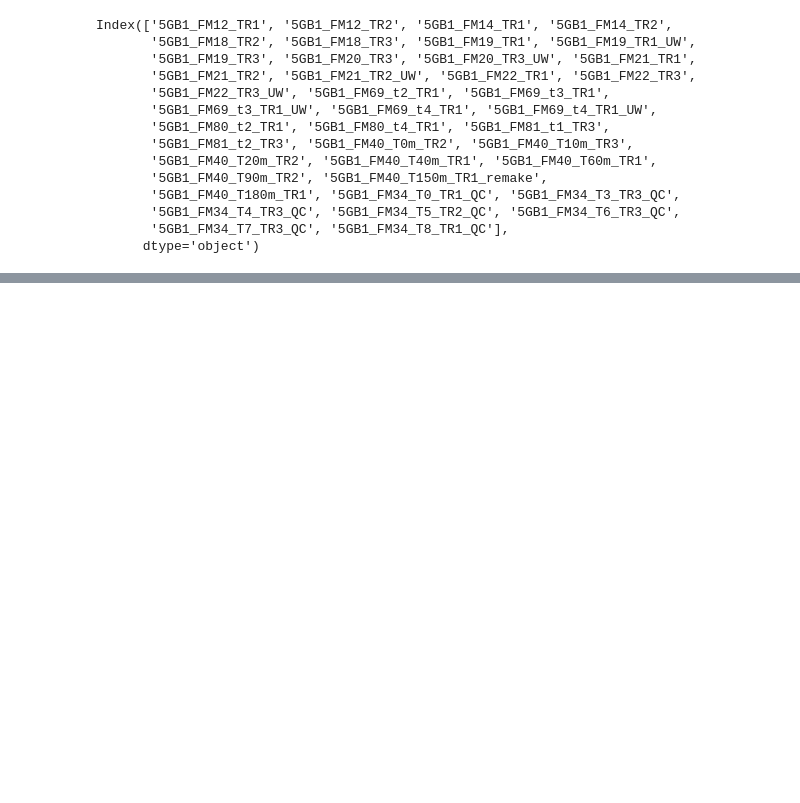
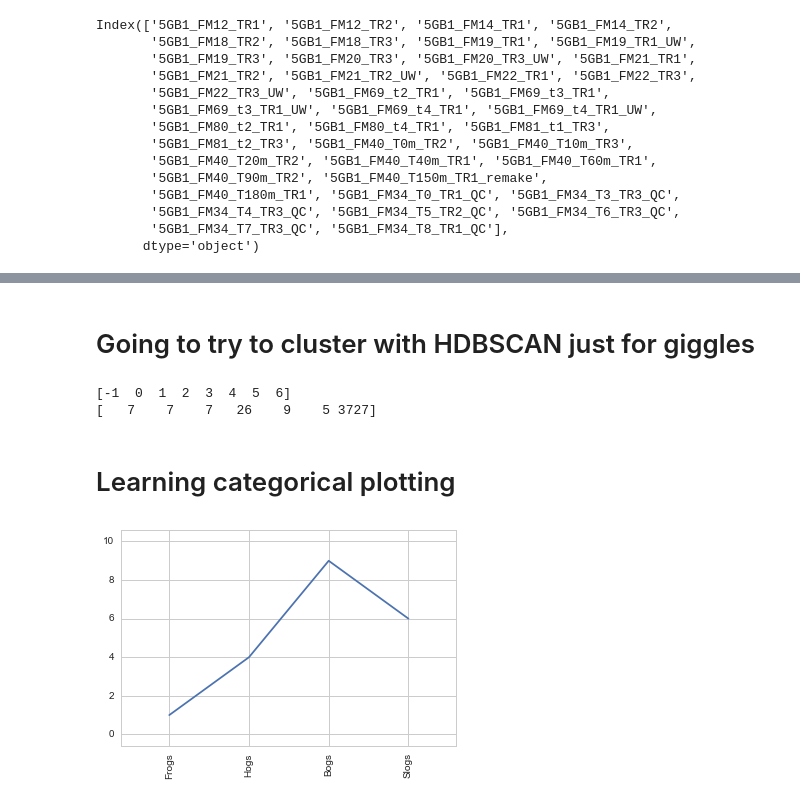
Before and after one commit to JiayuanGuo/Cu_transition_time_course-, a Jupyter notebook: Clustering_all_transcripts_via_K_means.ipynb, the cells around one changed output, grey strips where cells are left out. Drawn from its saved outputs; the diff is of its cells as text; code cells hidden in the pictures; blank space fills up the shorter version.

Commit message:
added plotting function

```diff
--- a/Clustering_all_transcripts_via_K_means.ipynb
+++ b/Clustering_all_transcripts_via_K_means.ipynb
@@ -207,0 +241,36 @@ Index(['5GB1_FM12_TR1', '5GB1_FM12_TR2', '5GB1_FM14_TR1', '5GB1_FM14_TR2',
+# %% [markdown]
+# Going to try to cluster with HDBSCAN just for giggles
+# %%
+import hdbscan
+X = df5_log2_ratio
+HDBSCAN = hdbscan.HDBSCAN(metric = "euclidean", min_cluster_size=5)
+HDBSCAN.fit(X)
+labels = HDBSCAN.labels_
+
+
+
+print(np.unique(labels)) # unique bins, zero is noise
+print(np.bincount(labels[labels!=-1]))
+# %% [output]
+[-1  0  1  2  3  4  5  6]
+[   7    7    7   26    9    5 3727]
+# %% [markdown]
+# Learning categorical plotting
+# %%
+import matplotlib.pyplot as plt
+
+x = [1, 2, 3, 4]
+y = [1, 4, 9, 6]
+
+x_ticks = ['Frogs', 'Hogs', 'Bogs', 'Slogs']
+
+plt.plot(x, y,)
+# You can specify a rotation for the tick labels in degrees or with keywords.
+plt.xticks(x, x_ticks, rotation='vertical')
+# Pad margins so that markers don't get clipped by the axes
+plt.margins(0.2)
+# Tweak spacing to prevent clipping of tick-labels
+plt.subplots_adjust(bottom=0.15)
+plt.show()
+# %% [output]
+[figure, added]
```
Also changed, not shown: parts of 41 cells of this notebook.
